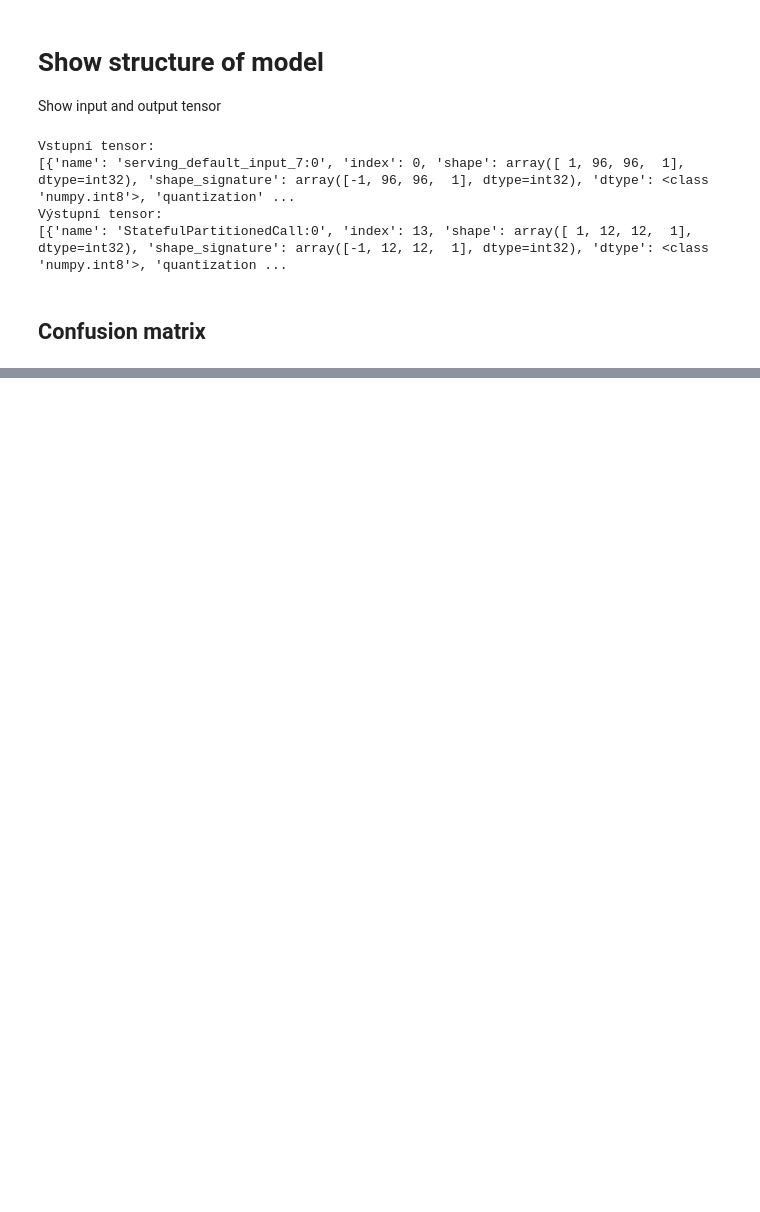
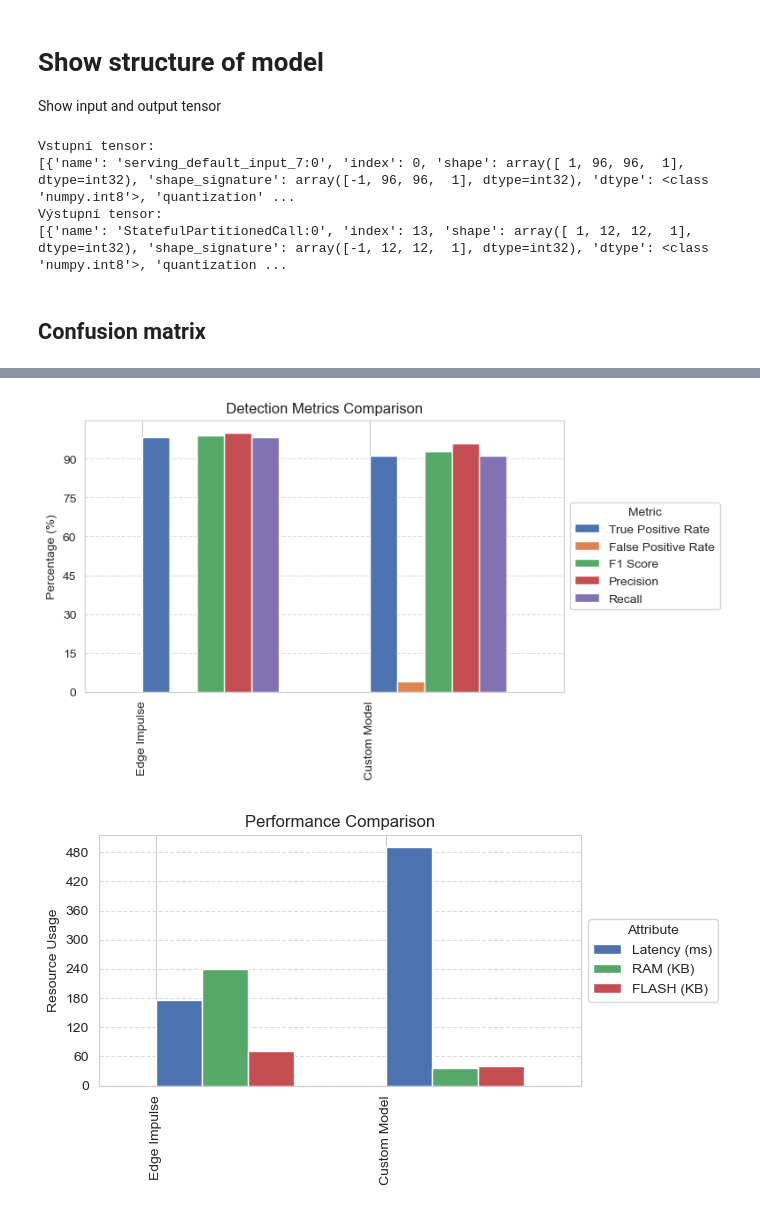
Before and after one commit to Nowis75/Optimization-of-the-FOMO-model-for-microcontrollers, a Jupyter notebook: Python-model/main.ipynb, the cells around one changed output, grey strips where cells are left out. Drawn from its saved outputs; the diff is of its cells as text; code cells hidden in the pictures; blank space fills up the shorter version.

```diff
--- a/Python-model/main.ipynb
+++ b/Python-model/main.ipynb
@@ -1019,0 +1012,55 @@ F1-score:  0.9128
+# %%
+import matplotlib.pyplot as plt
+import pandas as pd
+from matplotlib.ticker import MaxNLocator
+
+# === Data ===
+metrics = pd.DataFrame({
+    "Metric": ["True Positive Rate", "False Positive Rate", "F1 Score", "Precision", "Recall"],
+    "Edge Impulse": [98.3, 0.0, 99.0, 99.9, 98.3],
+    "Custom Model": [91.0, 4.0, 93.0, 95.9, 91.0]
+})
+
+performance = pd.DataFrame({
+    "Attribute": ["Latency (ms)", "RAM (KB)", "FLASH (KB)"],
+    "Edge Impulse": [176, 239.5, 71.9],
+    "Custom Model": [490, 36, 39.7]
+})
+
+# === Graf 1: Detection Metrics ===
+fig1, ax1 = plt.subplots(figsize=(7, 4))
+metrics_plot_data = metrics.set_index("Metric").T
+metrics_plot_data.plot(
+    kind="bar",
+    ax=ax1,
+    width=0.6,
+    position=0.0,
+    color=["#4c72b0", "#dd8452", "#55a868", "#c44e52", "#8172b3"]
+)
+ax1.set_ylabel("Percentage (%)")
+ax1.set_title("Detection Metrics Comparison")
+ax1.grid(axis="y", linestyle="--", alpha=0.7)
+ax1.yaxis.set_major_locator(MaxNLocator(integer=True))
+ax1.legend(loc='center left', bbox_to_anchor=(1.0, 0.5), title="Metric")
+
+# === Graf 2: Performance Metrics ===
+fig2, ax2 = plt.subplots(figsize=(7, 4))
+performance_plot_data = performance.set_index("Attribute").T
+performance_plot_data.plot(
+    kind="bar",
+    ax=ax2,
+    width=0.6,
+    position=0.0,
+    color=["#4c72b0", "#55a868", "#c44e52"]
+)
+ax2.set_ylabel("Resource Usage")
+ax2.set_title("Performance Comparison")
+ax2.grid(axis="y", linestyle="--", alpha=0.7)
+ax2.yaxis.set_major_locator(MaxNLocator(integer=True))
+ax2.legend(loc='center left', bbox_to_anchor=(1.0, 0.5), title="Attribute")
+
+plt.tight_layout()
+plt.show()
+# %% [output]
+[figure, added]
+[figure, added]
```
Also changed, not shown: parts of 2 cells of this notebook.
